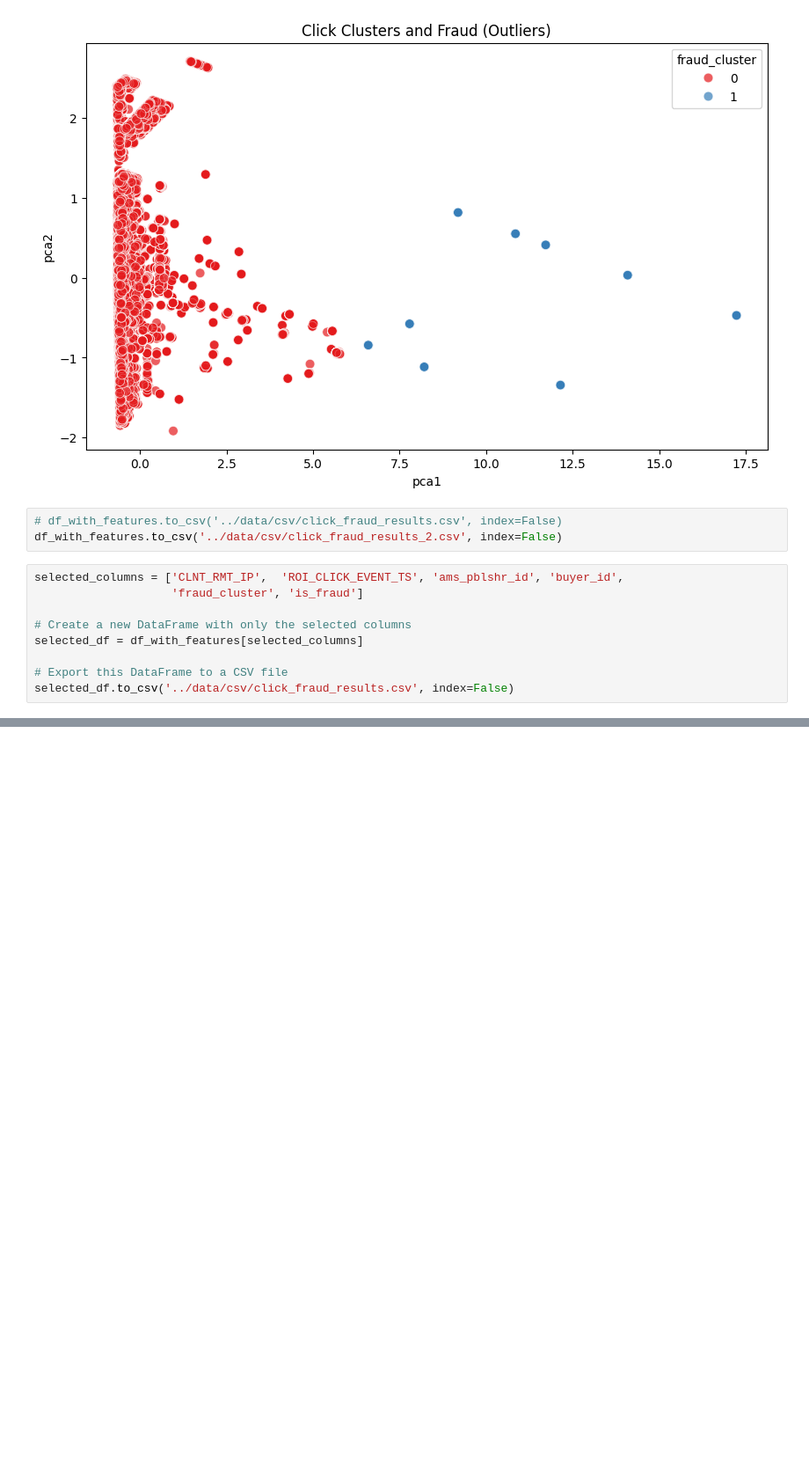
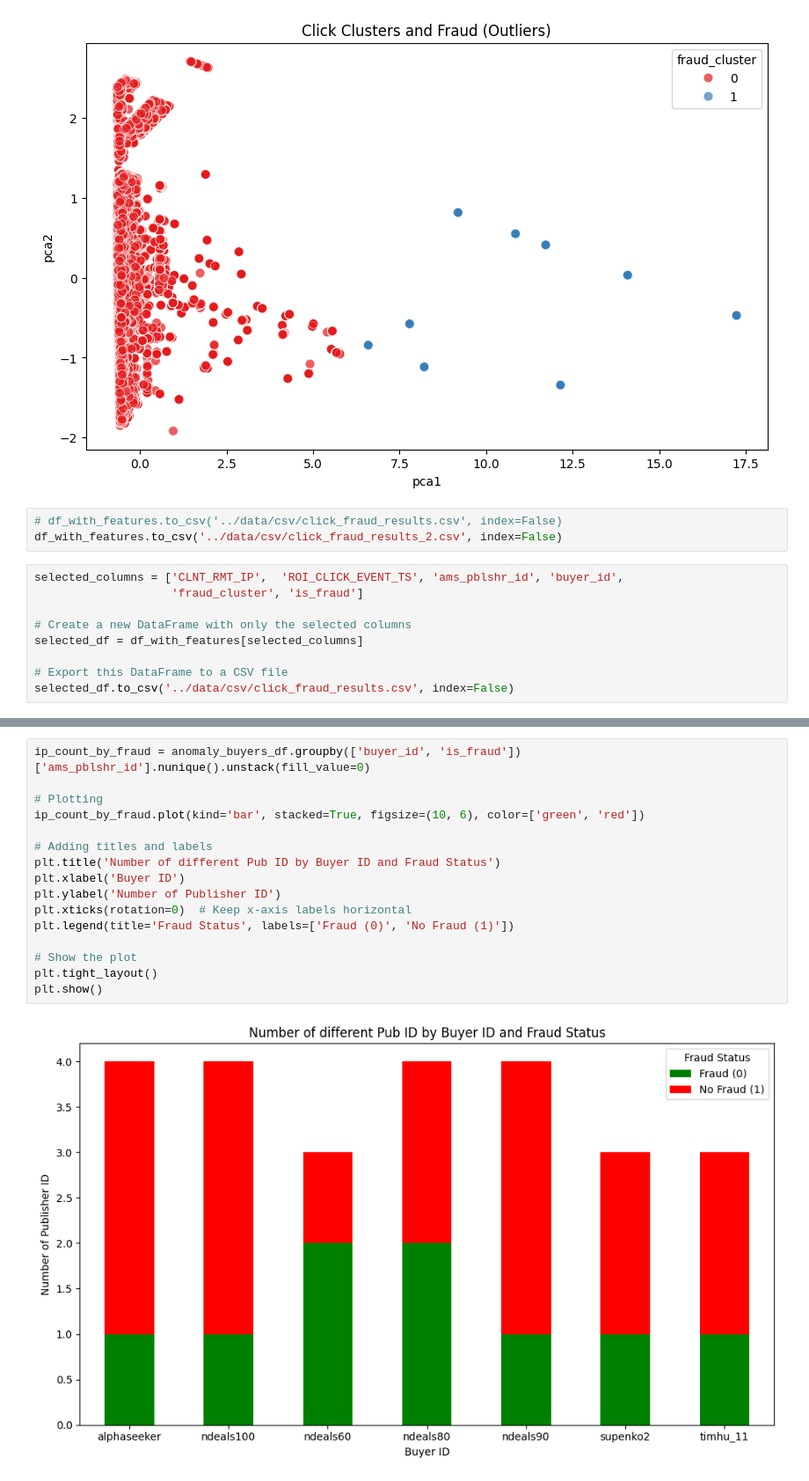
Before and after one commit to UtkarshS20/vpn_annotator, a Jupyter notebook: notebooks/model_training.ipynb, the cells around one changed output, grey strips where cells are left out. Shown: that part at 88% size. Cells and saved outputs as stored; diff of their text form; blank space fills up the shorter version.

```diff
--- a/notebooks/model_training.ipynb
+++ b/notebooks/model_training.ipynb
@@ -681,0 +756,18 @@ selected_df.to_csv('../data/csv/click_fraud_results.csv', index=False)
+# %%
+ip_count_by_fraud = anomaly_buyers_df.groupby(['buyer_id', 'is_fraud'])['ams_pblshr_id'].nunique().unstack(fill_value=0)
+
+# Plotting
+ip_count_by_fraud.plot(kind='bar', stacked=True, figsize=(10, 6), color=['green', 'red'])
+
+# Adding titles and labels
+plt.title('Number of different Pub ID by Buyer ID and Fraud Status')
+plt.xlabel('Buyer ID')
+plt.ylabel('Number of Publisher ID')
+plt.xticks(rotation=0)  # Keep x-axis labels horizontal
+plt.legend(title='Fraud Status', labels=['Fraud (0)', 'No Fraud (1)'])
+
+# Show the plot
+plt.tight_layout()
+plt.show()
+# %% [output]
+[figure, added]
```
Also changed, not shown: parts of 12 cells of this notebook.
